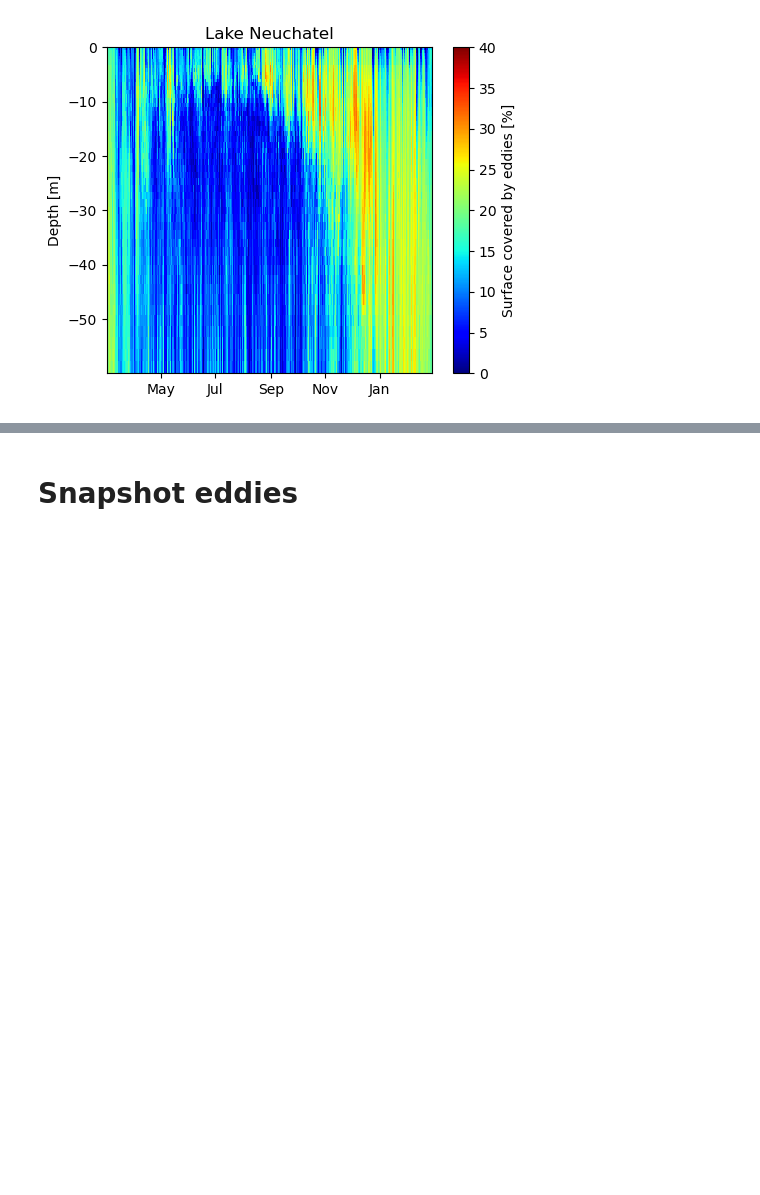
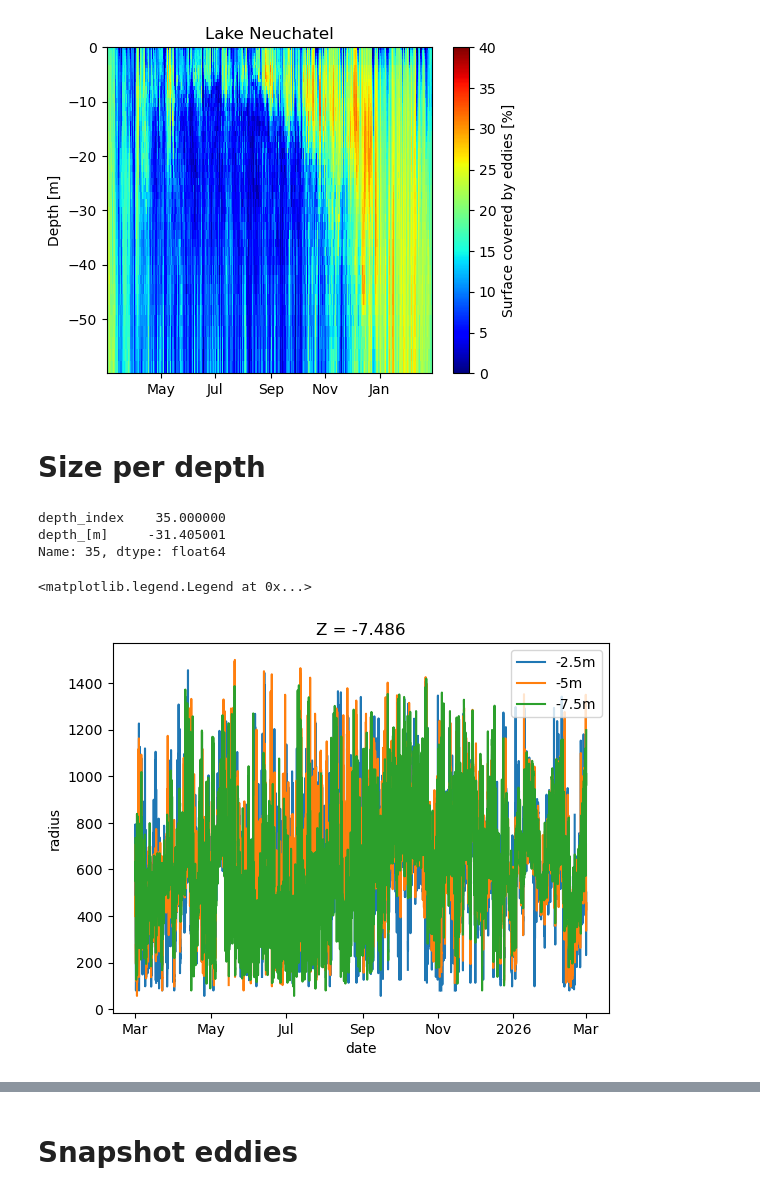
Before and after one commit to leroquan/horizontal_structure_analysis, a Jupyter notebook: eddies/lvl0_eddy_statistics.ipynb, the cells around one changed output, grey strips where cells are left out. Drawn from its saved outputs; the diff is of its cells as text; code cells hidden in the pictures; blank space fills up the shorter version.

```diff
--- a/eddies/lvl0_eddy_statistics.ipynb
+++ b/eddies/lvl0_eddy_statistics.ipynb
@@ -116,3 +116,29 @@ pcm.colorbar.set_label("Surface covered by eddies [%]")
 plt.tight_layout()
 # %% [output]
 [figure]
+# %% [markdown]
+# Size per depth
+# %%
+df_lvl0['radius'] = np.sqrt(df_lvl0['surface_area_[m2]']/np.pi)
+# %%
+xr_size_per_depth = df_lvl0[(
+        (df_lvl0['depth_index'] <= 35) &
+        (df_lvl0['depth_index'] >= 0) &
+        (df_lvl0['date'] >= '2025-03-01') &
+        (df_lvl0['date'] <= '2026-03-01')
+    )].groupby(['date','depth_[m]'])['radius'].mean().to_xarray()
+xr_size_per_depth = xr_size_per_depth.rename({'depth_[m]': 'Z'})
+# %%
+depths.iloc[35]
+# %% [output]
+depth_index    35.000000
+depth_[m]     -31.405001
+Name: 35, dtype: float64
+# %%
+xr_size_per_depth.sel(Z=-2.5, method='nearest').plot(label='-2.5m')
+xr_size_per_depth.sel(Z=-5, method='nearest').plot(label='-5m')
+xr_size_per_depth.sel(Z=-7.5, method='nearest').plot(label='-7.5m')
+plt.legend()
+# %% [output]
+<matplotlib.legend.Legend at 0x...>
+[figure, added]
```
Also changed, not shown: parts of 23 cells of this notebook, 8 other files.
